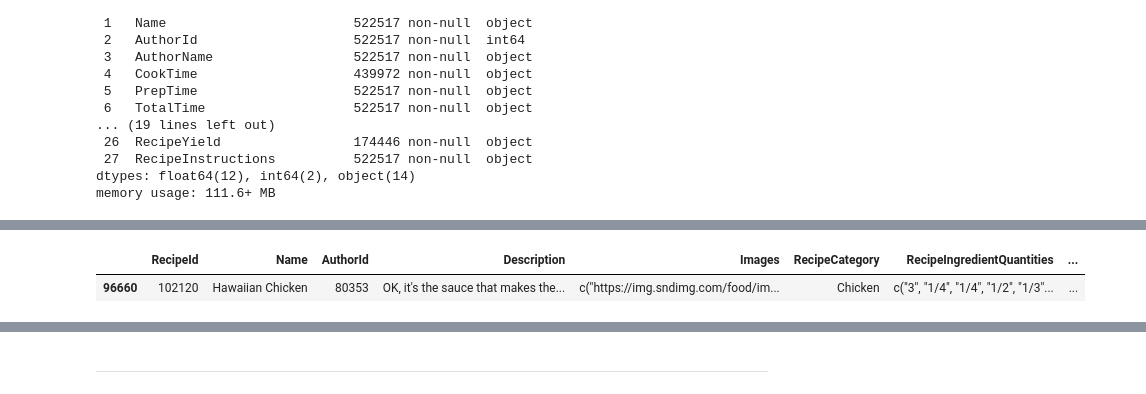
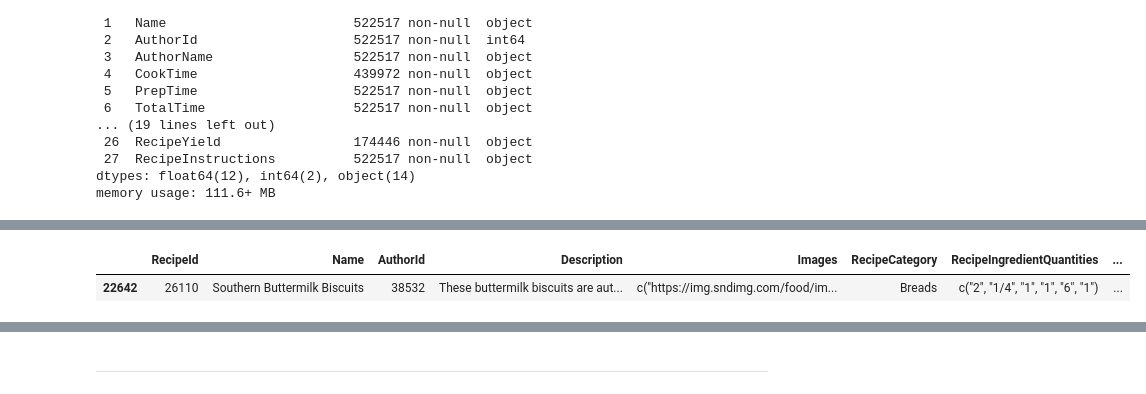
Before and after one commit to AffanSurya/SenakApp_ML, a Jupyter notebook: Model/Cleansing_dataset.ipynb, the cells around one changed output, grey strips where cells are left out. Cells and saved outputs as stored; diff of their text form; code cells hidden in the pictures.

```diff
--- a/Model/Cleansing_dataset.ipynb
+++ b/Model/Cleansing_dataset.ipynb
@@ -9,8 +10,8 @@ drive.mount('/content/drive')
 # %% [output]
 Drive already mounted at /content/drive; to attempt to forcibly remount, call drive.mount("/content/drive", force_remount=True).
 # %%
-df_recipes = pd.read_csv('//content/drive/MyDrive/Capstone/recipes.csv')
-df_reviews = pd.read_csv('//content/drive/MyDrive/Capstone/reviews.csv')
+df_recipes = pd.read_csv('/content/drive/MyDrive/Dataset/recipes.csv')
+df_reviews = pd.read_csv('/content/drive/MyDrive/Dataset/reviews.csv')
 # %% [markdown]
 # Recipes
 # %%
@@ -49,3 +50,8 @@ Data columns (total 28 columns):
  27  RecipeInstructions          522517 non-null  object
 dtypes: float64(12), int64(2), object(14)
 memory usage: 111.6+ MB
+# %%
+# Tampilkan baris di mana 'RecipeIngredientQuantities' mengandung huruf NA
+df_with_na = df_recipes[df_recipes['RecipeIngredientQuantities'].apply(lambda x: pd.isna(x) or 'NA' in str(x))]
+
+print(df_with_na.shape[0])
@@ -51,0 +60,5 @@ memory usage: 111.6+ MB
+# %%
+# Hapus baris di mana 'RecipeIngredientQuantities' mengandung huruf NA
+df_recipes = df_recipes.drop(df_with_na.index)
+
+df_recipes.head(5)
@@ -57,7 +77,7 @@ df_recipes = df_recipes[df_recipes['Images'].notna()]
 df_recipes = df_recipes[df_recipes['Images'] != 'character(0)']
 
 # Menghapus baris yang memiliki ReviewCount di bawah 10
-df_recipes = df_recipes[df_recipes['ReviewCount'] >= 10]
+df_recipes = df_recipes[df_recipes['ReviewCount'] >= 2]
 
 # Menghapus kolom-kolom yang diminta
 columns_to_drop = ['AuthorName', 'CookTime', 'PrepTime', 'TotalTime', 'DatePublished', 'RecipeYield', 'Keywords', 'RecipeServings']
@@ -105,8 +111,8 @@ Nama yang duplikat:
 df_recipes = df_recipes.drop_duplicates(subset='Name', keep='first')
 # %%
 #check
-check_rows = df_recipes.loc[df_recipes['Name'] == 'Hawaiian Chicken']
+check_rows = df_recipes.loc[df_recipes['Name'] == "Southern Buttermilk Biscuits"]
 check_rows.head()
 # %% [output]
 |  | RecipeId | Name | AuthorId | Description | Images | RecipeCategory | RecipeIngredientQuantities | ... |
-| 96660 | 102120 | Hawaiian Chicken | 80353 | OK, it's the sauce that makes the... | c("https://img.sndimg.com/food/im... | Chicken | c("3", "1/4", "1/4", "1/2", "1/3"... | ... |
+| 22642 | 26110 | Southern Buttermilk Biscuits | 38532 | These buttermilk biscuits are aut... | c("https://img.sndimg.com/food/im... | Breads | c("2", "1/4", "1", "1", "6", "1") | ... |
```
Also changed, not shown: parts of 21 cells of this notebook.
